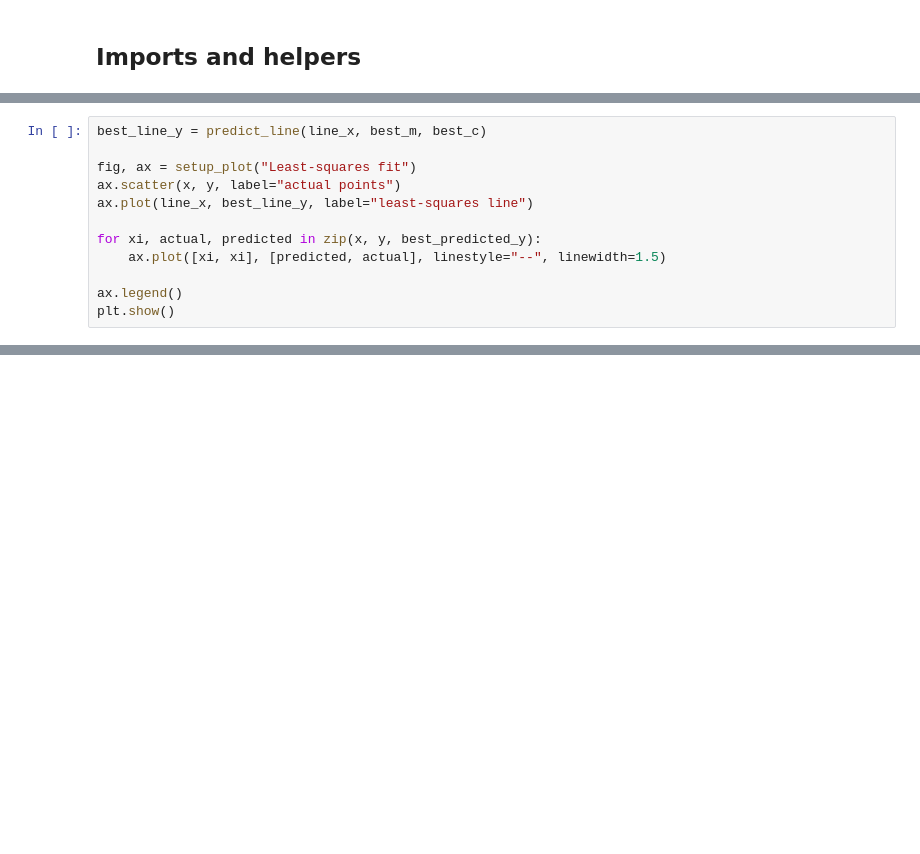
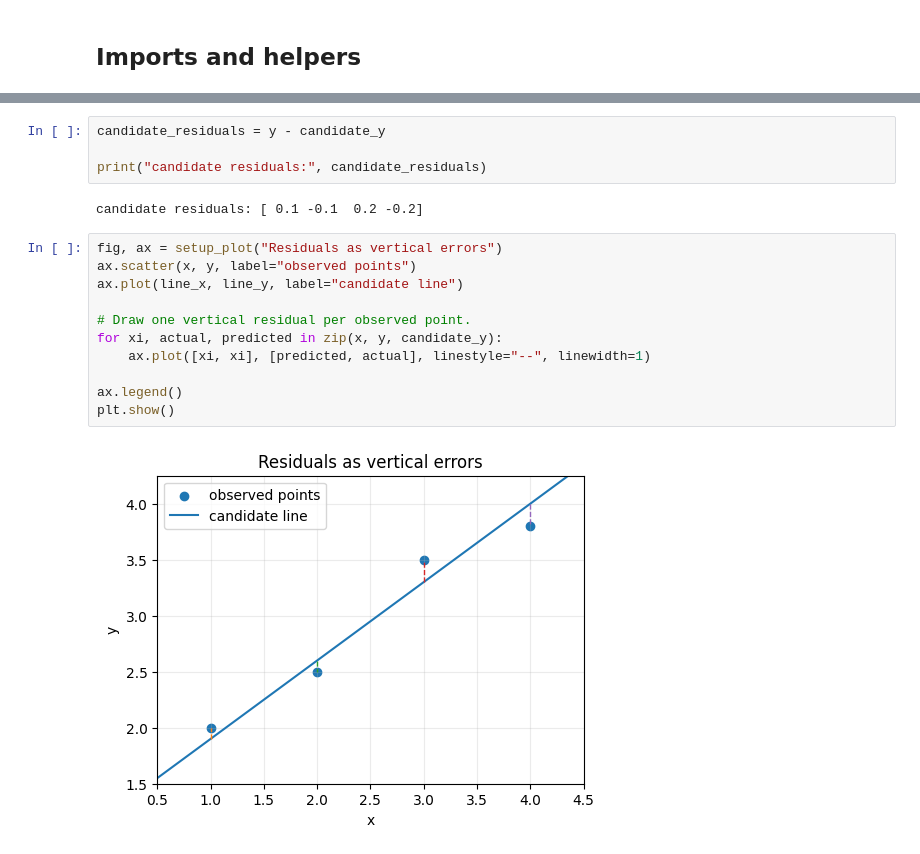
Before and after one commit to AnthonyPWatts/imperial-ai-coursework, a Jupyter notebook: maths-refresh/06-intro-to-least-squares.ipynb, the cells around one changed output, grey strips where cells are left out. Drawn from its saved outputs; the diff is of its cells as text; blank space fills up the shorter version.

```diff
--- a/maths-refresh/06-intro-to-least-squares.ipynb
+++ b/maths-refresh/06-intro-to-least-squares.ipynb
@@ -185,12 +21,0 @@ candidate line sum of squared residuals: 0.10000000000000009
-# %%
-best_line_y = predict_line(line_x, best_m, best_c)
-
-fig, ax = setup_plot("Least-squares fit")
-ax.scatter(x, y, label="actual points")
-ax.plot(line_x, best_line_y, label="least-squares line")
-
-for xi, actual, predicted in zip(x, y, best_predicted_y):
-    ax.plot([xi, xi], [predicted, actual], linestyle="--", linewidth=1.5)
-
-ax.legend()
-plt.show()
@@ -356,0 +126,19 @@ The main idea is:
+# %%
+candidate_residuals = y - candidate_y
+
+print("candidate residuals:", candidate_residuals)
+# %% [output]
+candidate residuals: [ 0.1 -0.1  0.2 -0.2]
+# %%
+fig, ax = setup_plot("Residuals as vertical errors")
+ax.scatter(x, y, label="observed points")
+ax.plot(line_x, line_y, label="candidate line")
+
+# Draw one vertical residual per observed point.
+for xi, actual, predicted in zip(x, y, candidate_y):
+    ax.plot([xi, xi], [predicted, actual], linestyle="--", linewidth=1)
+
+ax.legend()
+plt.show()
+# %% [output]
+[figure, added]
```
Also changed, not shown: parts of 69 cells of this notebook, 9 other files.
